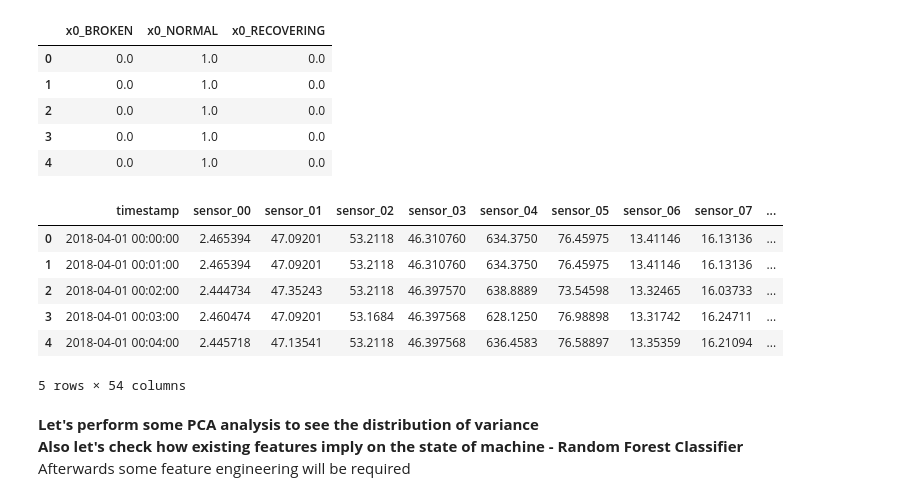
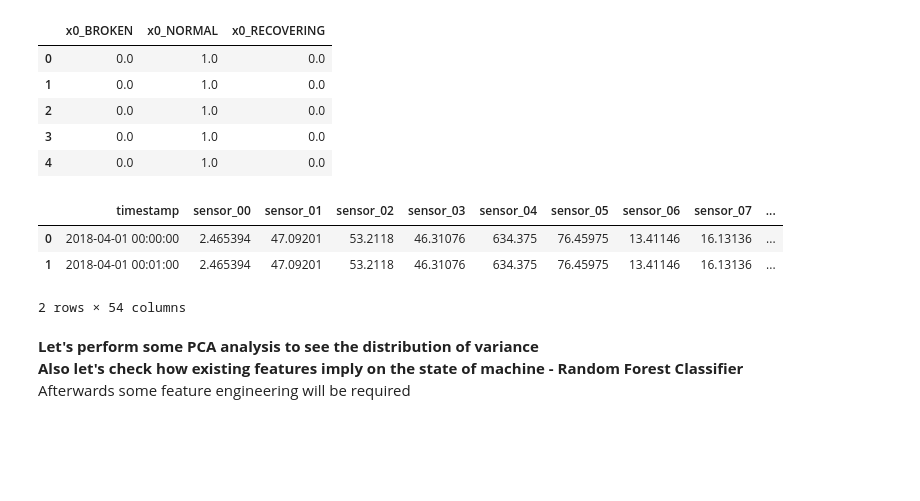
Before and after one commit to Sypek/pump_sensor_predictive_maintenance, a Jupyter notebook: sensor_pump_1.ipynb, the cells around one changed output. Saved outputs shown, nothing was run; the diff lists cells and outputs as text; code cells hidden in the pictures; blank space fills up the shorter version.

```diff
--- a/sensor_pump_1.ipynb
+++ b/sensor_pump_1.ipynb
@@ -144,15 +157,12 @@ if sensors_df_akima.shape[0] == sensors_df_akima_one_hot.shape[0]:
 else:
     print("Different number of rows.")
 # %%
-sensors_df_akima.head()
+sensors_df_akima.head(2)
 # %% [output]
 |  | timestamp | sensor_00 | sensor_01 | sensor_02 | sensor_03 | sensor_04 | sensor_05 | sensor_06 | sensor_07 | ... |
-| 0 | 2018-04-01 00:00:00 | 2.465394 | 47.09201 | 53.2118 | 46.310760 | 634.3750 | 76.45975 | 13.41146 | 16.13136 | ... |
-| 1 | 2018-04-01 00:01:00 | 2.465394 | 47.09201 | 53.2118 | 46.310760 | 634.3750 | 76.45975 | 13.41146 | 16.13136 | ... |
-| 2 | 2018-04-01 00:02:00 | 2.444734 | 47.35243 | 53.2118 | 46.397570 | 638.8889 | 73.54598 | 13.32465 | 16.03733 | ... |
-| 3 | 2018-04-01 00:03:00 | 2.460474 | 47.09201 | 53.1684 | 46.397568 | 628.1250 | 76.98898 | 13.31742 | 16.24711 | ... |
-| 4 | 2018-04-01 00:04:00 | 2.445718 | 47.13541 | 53.2118 | 46.397568 | 636.4583 | 76.58897 | 13.35359 | 16.21094 | ... |
+| 0 | 2018-04-01 00:00:00 | 2.465394 | 47.09201 | 53.2118 | 46.31076 | 634.375 | 76.45975 | 13.41146 | 16.13136 | ... |
+| 1 | 2018-04-01 00:01:00 | 2.465394 | 47.09201 | 53.2118 | 46.31076 | 634.375 | 76.45975 | 13.41146 | 16.13136 | ... |
-5 rows × 54 columns
+2 rows × 54 columns
 # %% [markdown]
 **Let's perform some PCA analysis to see the distribution of variance** <br>
 **Also let's check how existing features imply on the state of machine - Random Forest Classifier** <br>
```
Also changed, not shown: parts of 21 cells of this notebook.
